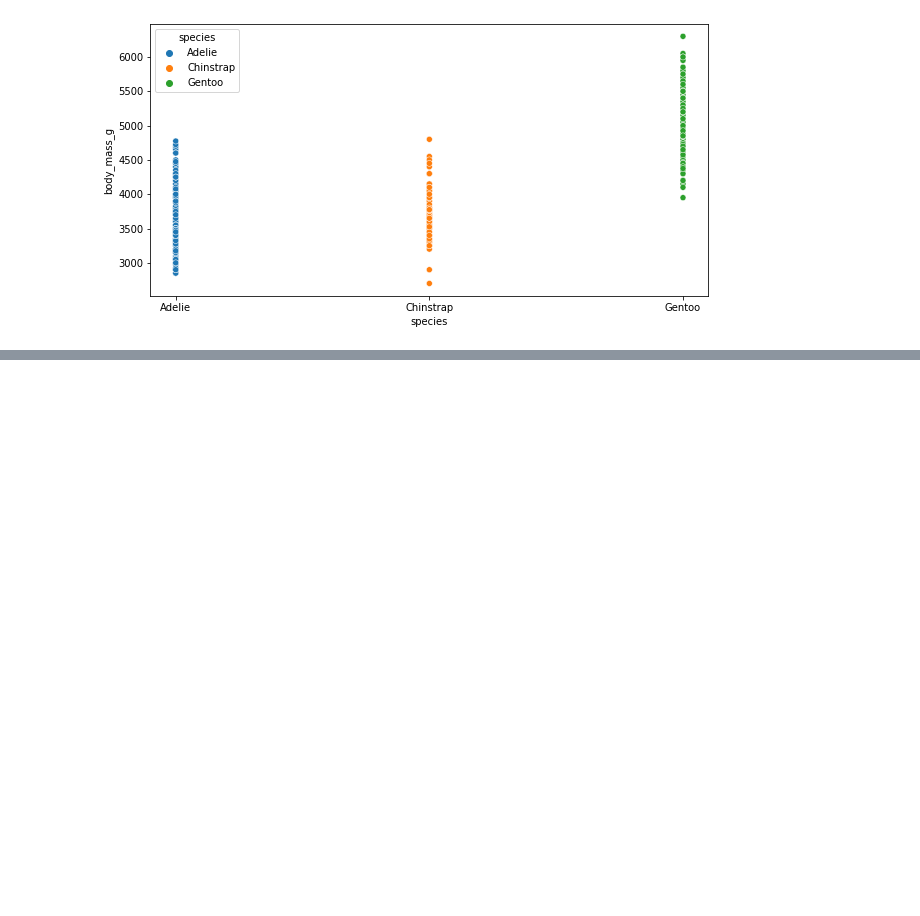
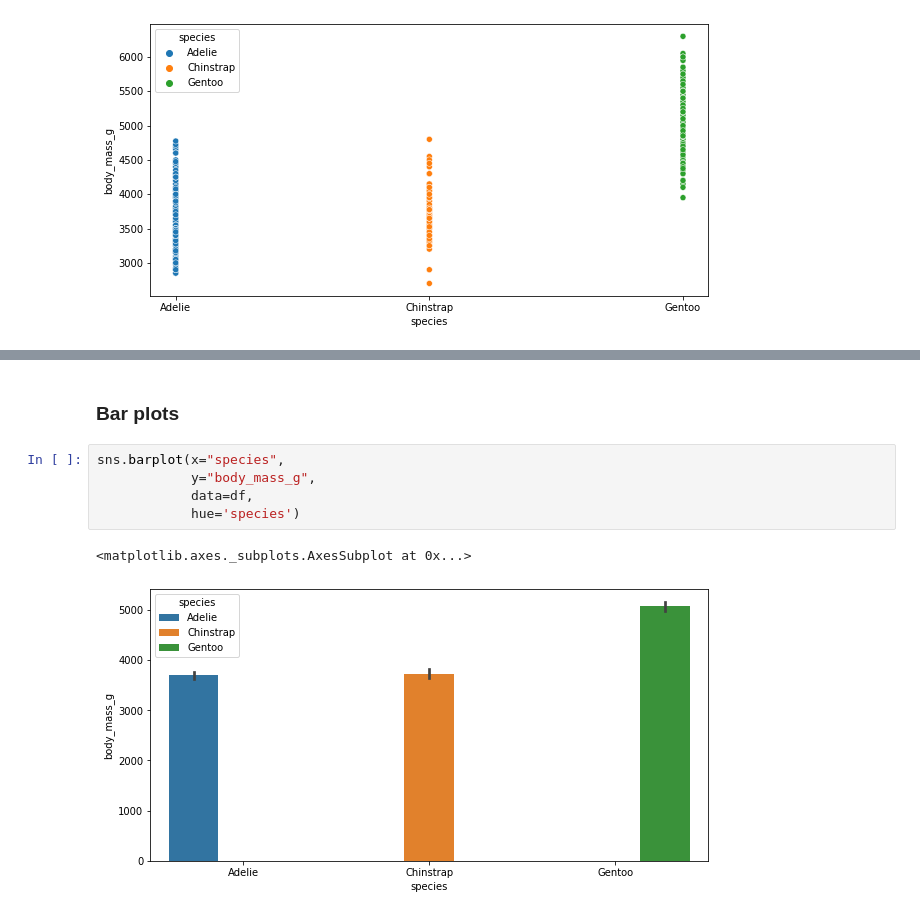
Before and after one commit to adib0073/Educative_SSDS_course, a Jupyter notebook: notebooks/Seaborn_Tutorial.ipynb, the cells around one changed output, grey strips where cells are left out. Cells and saved outputs as stored; diff of their text form; blank space fills up the shorter version.

```diff
--- a/notebooks/Seaborn_Tutorial.ipynb
+++ b/notebooks/Seaborn_Tutorial.ipynb
@@ -64,0 +74,10 @@ sns.scatterplot(x="species",
+# %% [markdown]
+### Bar plots
+# %%
+sns.barplot(x="species",
+            y="body_mass_g",
+            data=df,
+            hue='species')
+# %% [output]
+<matplotlib.axes._subplots.AxesSubplot at 0x...>
+[figure, added]
```
Also changed, not shown: parts of 6 cells of this notebook.
